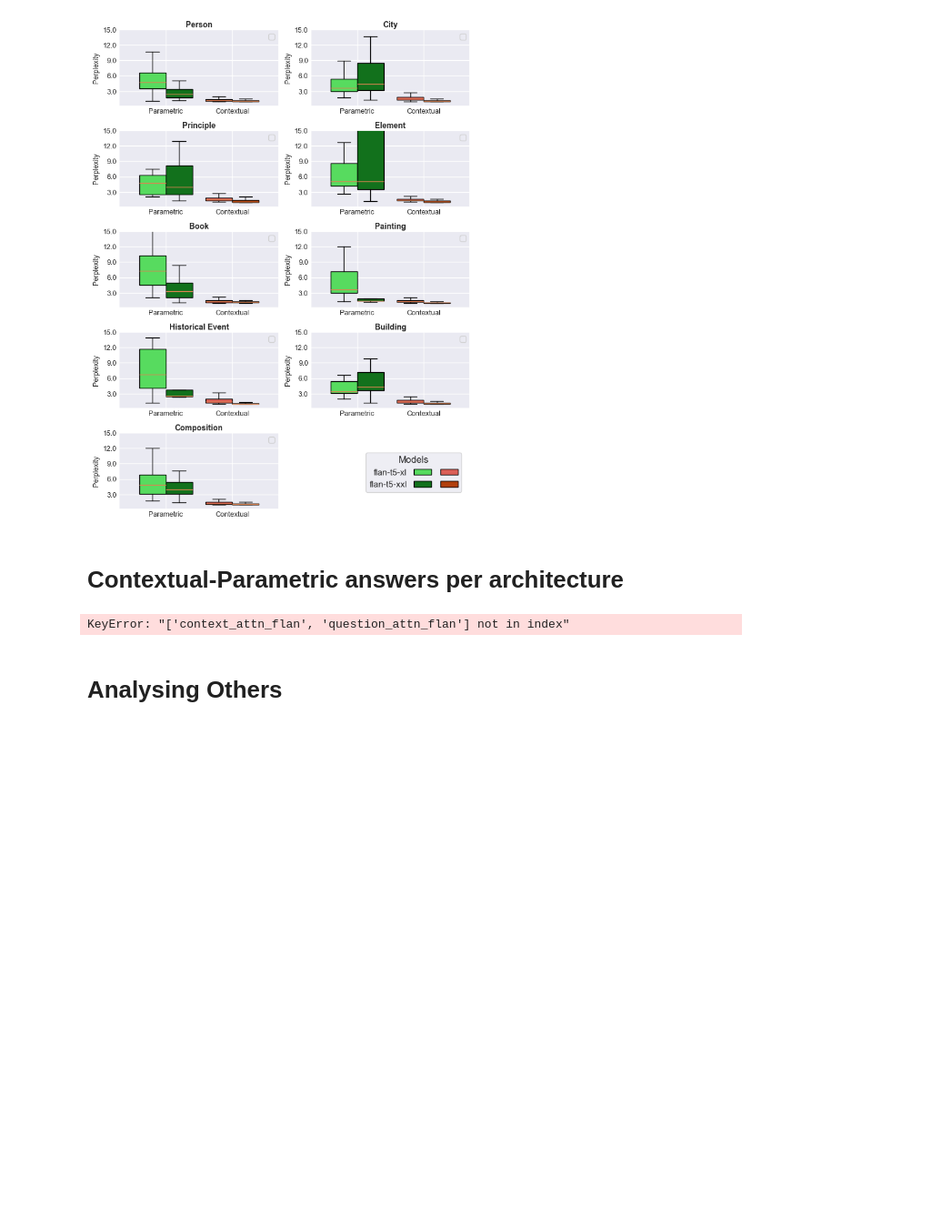
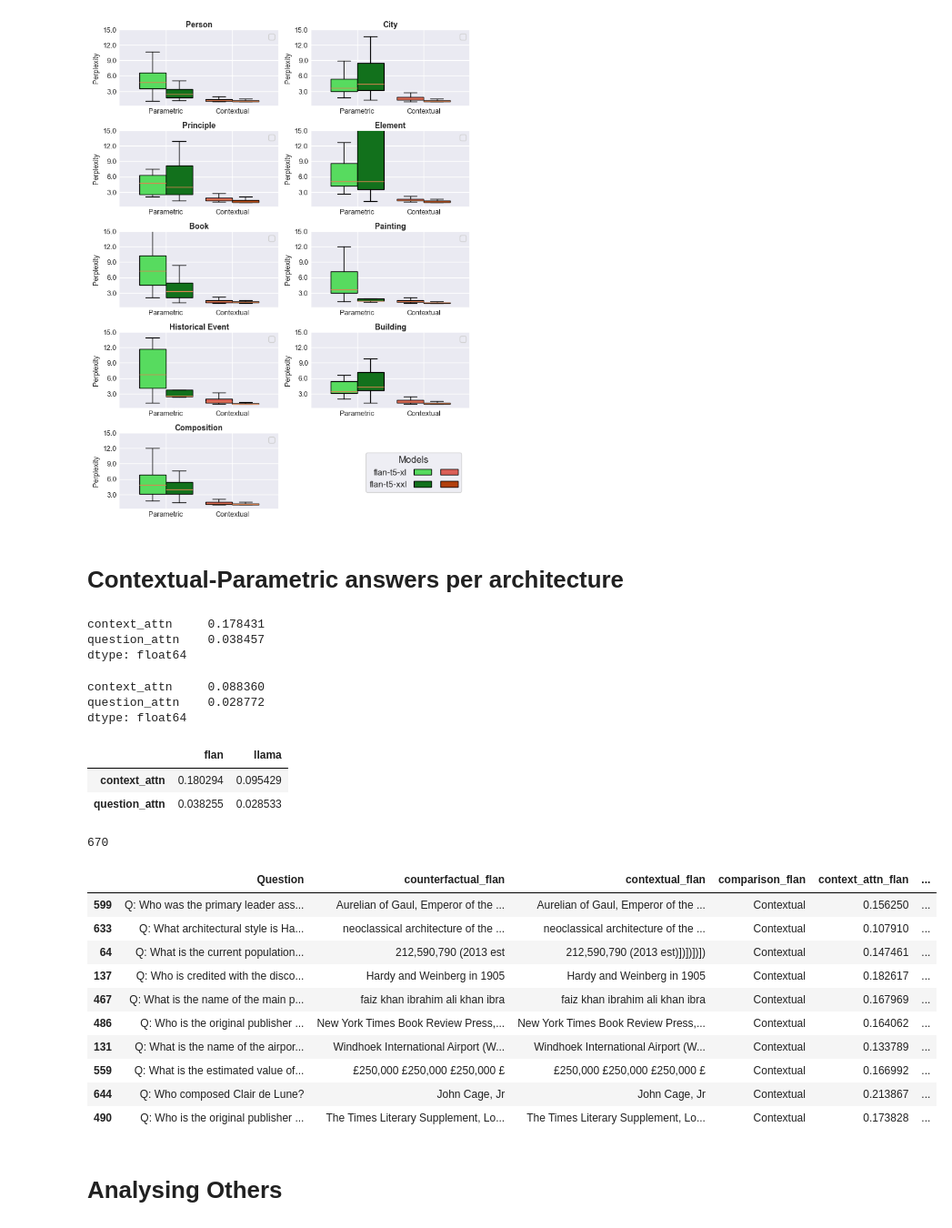
Before and after one commit to mfixman/rag-thesis, a Jupyter notebook: joiner_analysis.ipynb, the cells around one changed output. Shown at 91% size. Saved outputs shown, nothing was run; the diff lists cells and outputs as text; code cells hidden in the pictures; blank space fills up the shorter version.

```diff
--- a/joiner_analysis.ipynb
+++ b/joiner_analysis.ipynb
@@ -448,3 +448,15 @@ pyplot.savefig('Report/figures/flan_catboxes.png', dpi = 200, bbox_inches = 'tig
 # Contextual-Parametric answers per architecture
 # %%
 pandas.set_option('display.max_colwidth', None)
+# %%
+flan[['context_attn', 'question_attn']].mean()
+# %% [output]
+context_attn     0.178431
+question_attn    0.038457
+dtype: float64
+# %%
+llama[['context_attn', 'question_attn']].mean()
+# %% [output]
+context_attn     0.088360
+question_attn    0.028772
+dtype: float64
@@ -451,14 +465,41 @@ pandas.set_option('display.max_colwidth', None)
+# %%
+pandas.concat(
+    [
+        flan[disagree][['context_attn', 'question_attn']].mean(),
+        llama[disagree][['context_attn', 'question_attn']].mean(),
+    ],
+    keys = ['flan', 'llama'],
+    axis = 1,
+)
+# %% [output]
+|  | flan | llama |
+| context_attn | 0.180294 | 0.095429 |
+| question_attn | 0.038255 | 0.028533 |
+# %%
+disagree.sum()
+# %% [output]
+670
 # %%
 merged = pandas.merge(
     flan[flan.comparison == 'Contextual'],
     llama[llama.comparison == 'Parametric'],
-    on = ['Category', 'Base_Question', 'Thing', 'Question', 'Prefix'],
+    on = ['Category', 'Base_Question', 'Question', 'Prefix'],
     suffixes = ('_flan', '_llama')
-)[['Question', 'counterfactual_flan', 'contextual_flan', 'comparison_flan', 'context_attn_flan', 'question_attn_flan', 'counterfactual_llama', 'contextual_llama', 'comparison_llama']]
+)[['Question', 'counterfactual_flan', 'contextual_flan', 'comparison_flan', 'context_attn_flan', 'question_attn_flan', 'counterfactual_llama', 'contextual_llama', 'comparison_llama', 'question_attn_llama', 'question_attn_flan']]
 merged = merged[merged['counterfactual_flan'].str.len() > 5]
 merged.sample(10)
 # %% [output]
-KeyError: "['context_attn_flan', 'question_attn_flan'] not in index"
+|  | Question | counterfactual_flan | contextual_flan | comparison_flan | context_attn_flan | ... |
+| 599 | Q: Who was the primary leader ass... | Aurelian of Gaul, Emperor of the ... | Aurelian of Gaul, Emperor of the ... | Contextual | 0.156250 | ... |
+| 633 | Q: What architectural style is Ha... | neoclassical architecture of the ... | neoclassical architecture of the ... | Contextual | 0.107910 | ... |
+| 64 | Q: What is the current population... | 212,590,790 (2013 est | 212,590,790 (2013 est)])])])]) | Contextual | 0.147461 | ... |
+| 137 | Q: Who is credited with the disco... | Hardy and Weinberg in 1905 | Hardy and Weinberg in 1905 | Contextual | 0.182617 | ... |
+| 467 | Q: What is the name of the main p... | faiz khan ibrahim ali khan ibra | faiz khan ibrahim ali khan ibra | Contextual | 0.167969 | ... |
+| 486 | Q: Who is the original publisher ... | New York Times Book Review Press,... | New York Times Book Review Press,... | Contextual | 0.164062 | ... |
+| 131 | Q: What is the name of the airpor... | Windhoek International Airport (W... | Windhoek International Airport (W... | Contextual | 0.133789 | ... |
+| 559 | Q: What is the estimated value of... | £250,000 £250,000 £250,000 £ | £250,000 £250,000 £250,000 £ | Contextual | 0.166992 | ... |
+| 644 | Q: Who composed Clair de Lune? | John Cage, Jr | John Cage, Jr | Contextual | 0.213867 | ... |
+| 490 | Q: Who is the original publisher ... | The Times Literary Supplement, Lo... | The Times Literary Supplement, Lo... | Contextual | 0.173828 | ... |
 # %% [markdown]
 # Analysing Others
 # %%
```
Also changed, not shown: parts of 1 cell of this notebook, 4 other files.
